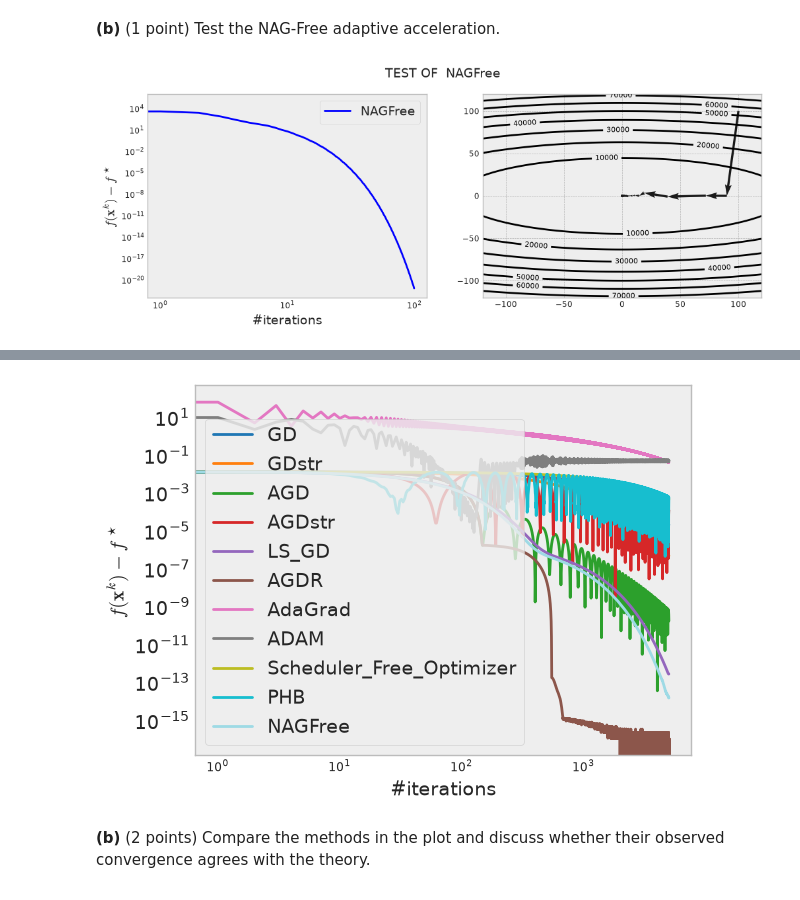
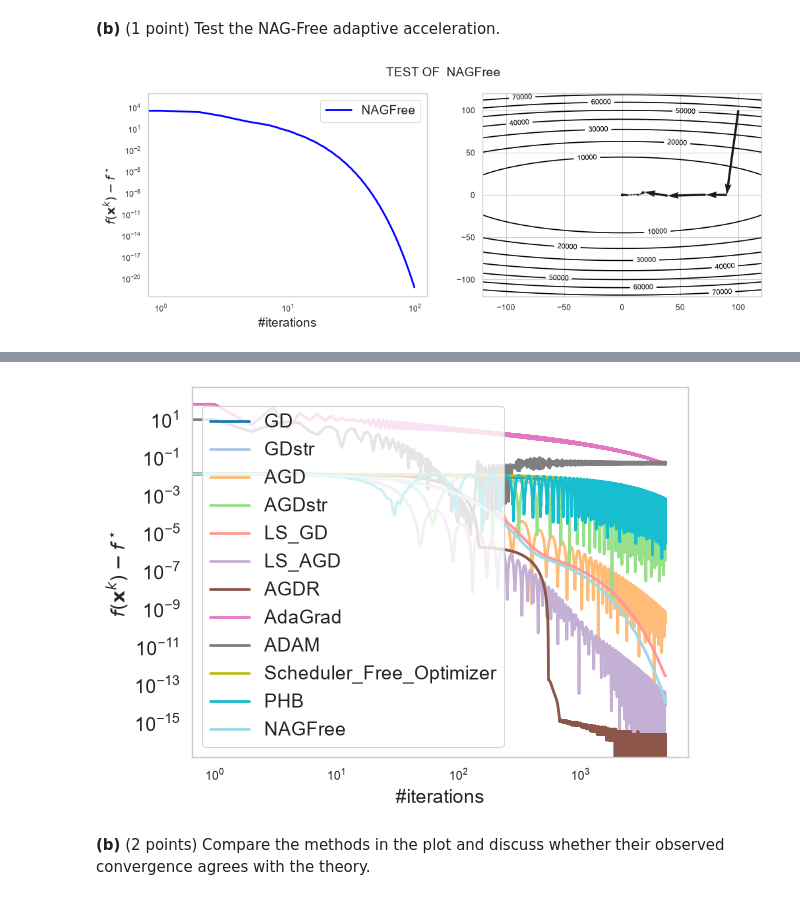
Before and after one commit to francescofoglia0/Project_Math_of_Data, a Jupyter notebook: HW1/Part 2 - First order methods.ipynb, the cells around one changed output, grey strips where cells are left out. Drawn from its saved outputs; the diff is of its cells as text; code cells hidden in the pictures.

```diff
--- a/HW1/Part 2 - First order methods.ipynb
+++ b/HW1/Part 2 - First order methods.ipynb
@@ -240,14 +240,10 @@ test(AGDstr)
 # %%
-m = [0,0.5,0.9,1,2,4,(np.sqrt(f.lips_grad) - np.sqrt(f.strng_cvx))/ (np.sqrt(f.lips_grad) + np.sqrt(f.strng_cvx))]
-
-for val in m:
-    def test_m_ADGstr(f,x_zero,m_strongconvx = val):
-        x_k = x_zero
-        y_k = x_k
-        alpha_k = 1/f.lips_grad
-        return AGDstr_state(x_k,y_k,alpha_k,m_strongconvx)
-    AGDstr = OptAlgorithm(name="AGDstr", init_state=test_m_ADGstr, state_update=AGDstr_update)
-    print(f'test with m = {val}')
-    test(AGDstr)
+for val in [0, 0.5, 0.9, 1, 2, 4, None]:
+    def AGDstr_m_initialize(f, x_zero, m=val):
+        if m is None:
+            m = (np.sqrt(f.lips_grad) - np.sqrt(f.strng_cvx)) / (np.sqrt(f.lips_grad) + np.sqrt(f.strng_cvx))
+        return AGDstr_state(x_zero, x_zero, 1 / f.lips_grad, m)
+    print(f"test with m = {'theoretical' if val is None else val}")
+    test(OptAlgorithm(name="AGDstr", init_state=AGDstr_m_initialize, state_update=AGDstr_update))
 # %% [output]
 test with m = 0
@@ -741,7 +737,7 @@ def _backtracking_L(f, y, g, L_prev):
     g_norm_sq = float(np.sum(g * g))
 
     if g_norm_sq == 0.0:
-        return float(L_prev)
+        return float(L_prev/2)
 
     for _ in range(41):
         x_next = y - g / L_k
@@ -808,7 +804,7 @@ NAGFree = OptAlgorithm(name="NAGFree", init_state=NAGFree_initialize, state_upda
 
 test(NAGFree)
 # %% [output]
-[figure, old version]
+[figure, new version]
 # %% [markdown]
 ## Running the methods - 5 points
 
@@ -825,10 +821,10 @@ We consider the `3376` shots made by the Golden State Warriors. The label $b_i$
 # %%
 from lib.part_one import f, x_zero, train_accuracy
 
-methods = [GD, GDstr, AGD, AGDstr, LS_GD, AGDR, AdaGrad, ADAM,SFO, PHB, NAGFree]
+methods = [GD, GDstr, AGD, AGDstr, LS_GD, LS_AGD, AGDR, AdaGrad, ADAM,SFO, PHB, NAGFree]
 plot(methods, f, x_zero, max_iteration=5000, palette="tab20")
 # %% [output]
-[figure, old version]
+[figure, new version]
 # %% [markdown]
 **(b)** (2 points) Compare the methods in the plot and discuss whether their observed convergence agrees with the theory.
 # %% [markdown]
```
Also changed, not shown: parts of 20 cells of this notebook, 2 other files.
